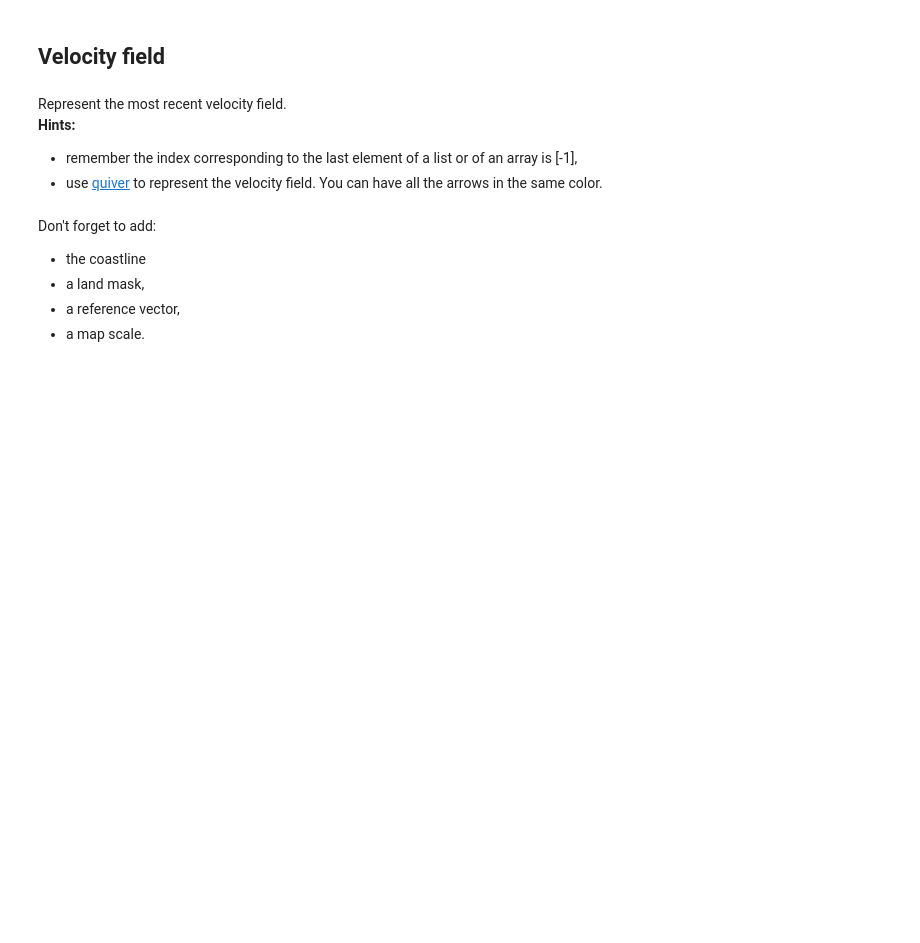
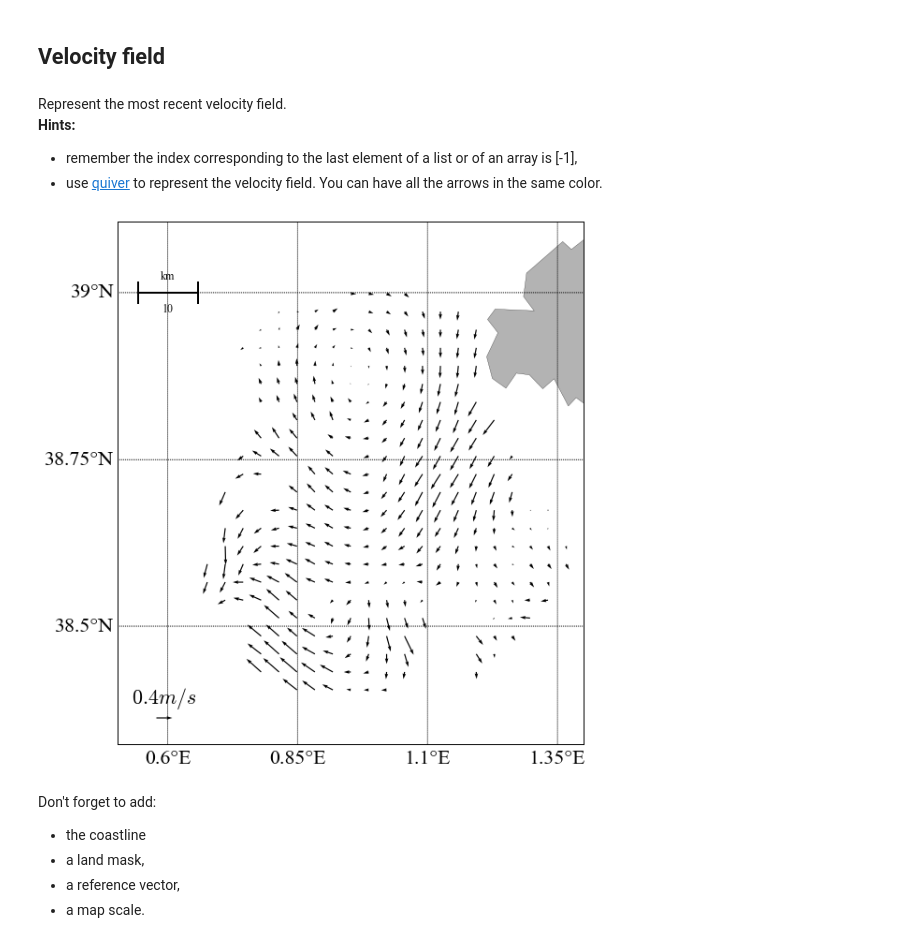
Before and after one commit to ctroupin/Python-Course-Cadiz, a Jupyter notebook: exercises/solutions/3-plot_radar_salinity.ipynb, the cells around one changed output. Drawn from its saved outputs; the diff is of its cells as text; code cells hidden in the pictures; blank space fills up the shorter version.

```diff
--- a/exercises/solutions/3-plot_radar_salinity.ipynb
+++ b/exercises/solutions/3-plot_radar_salinity.ipynb
@@ -28,3 +33,11 @@ SyntaxError: invalid syntax (<ipython-input-3-825f8fedf849>, line 1)
+# %%
+with netCDF4.Dataset(datafile) as nc:
+    timeradar = nc.variables['time'][:]
+    timeunits = nc.variables['time'].units
+    lon = nc.variables['LON'][:]
+    lat = nc.variables['LAT'][:]
+    u = nc.variables['U'][:]
+    v = nc.variables['V'][:]
 # %% [markdown]
 # Make the plot
 # %% [markdown]
@@ -35,5 +51,11 @@ Don't forget to import the [Basemap](http://matplotlib.org/basemap/) toolkit.
+# %%
+m = Basemap(projection='merc', llcrnrlat=lat.min(), urcrnrlat=lat.max(),
+            llcrnrlon=lon.min(), urcrnrlon=lon.max(), lat_ts=0.5*(lat.min()+lat.max()), resolution='i')
 # %% [markdown]
 Compute the coordinates in the new projection.
+# %%
+longrid, latgrid = np.meshgrid(lon, lat)
+lonproj, latproj = m(longrid, latgrid)
 # %% [markdown]
 ## Velocity field
 # %% [markdown]
@@ -49,3 +66,19 @@ plt.show()
+# %%
+u2plot = u[-1, :, :]
+v2plot = v[-1, :, :]
+# %%
+fig = plt.figure(figsize=(10,10))
+Q = m.quiver(lonproj, latproj, u2plot, v2plot)
+qk = plt.quiverkey(Q, 0.1, 0.05, 0.4, r'$0.4 m/s$',
+                   fontproperties={'weight': 'bold'})
+m.drawmapscale(0.6, 39., 0.6, 39., 10, barstyle='simple', units='km', fontsize=12)
+m.drawparallels(np.arange(38.,39.25,.25), labels=[True,False,True,False], zorder=2)
+m.drawmeridians(np.arange(0.6,1.5,.25), labels=[False,True,False,True], zorder=2)
+m.drawcoastlines(linewidth=.25)
+m.fillcontinents(color='.7')
+plt.show()
+# %% [output]
+[figure, added]
 # %% [markdown]
 Don't forget to add:
 * the coastline
```
Also changed, not shown: parts of 16 cells of this notebook.
